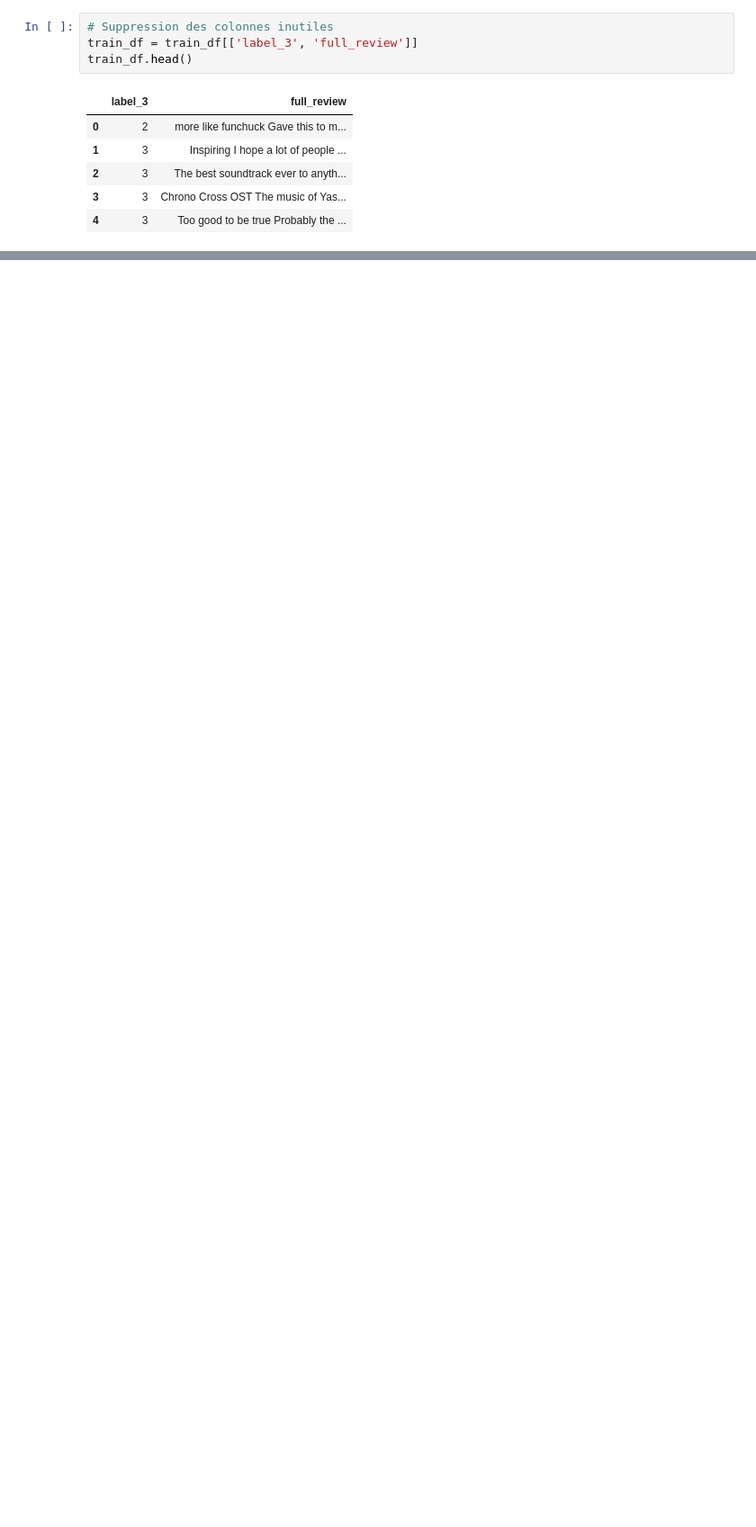
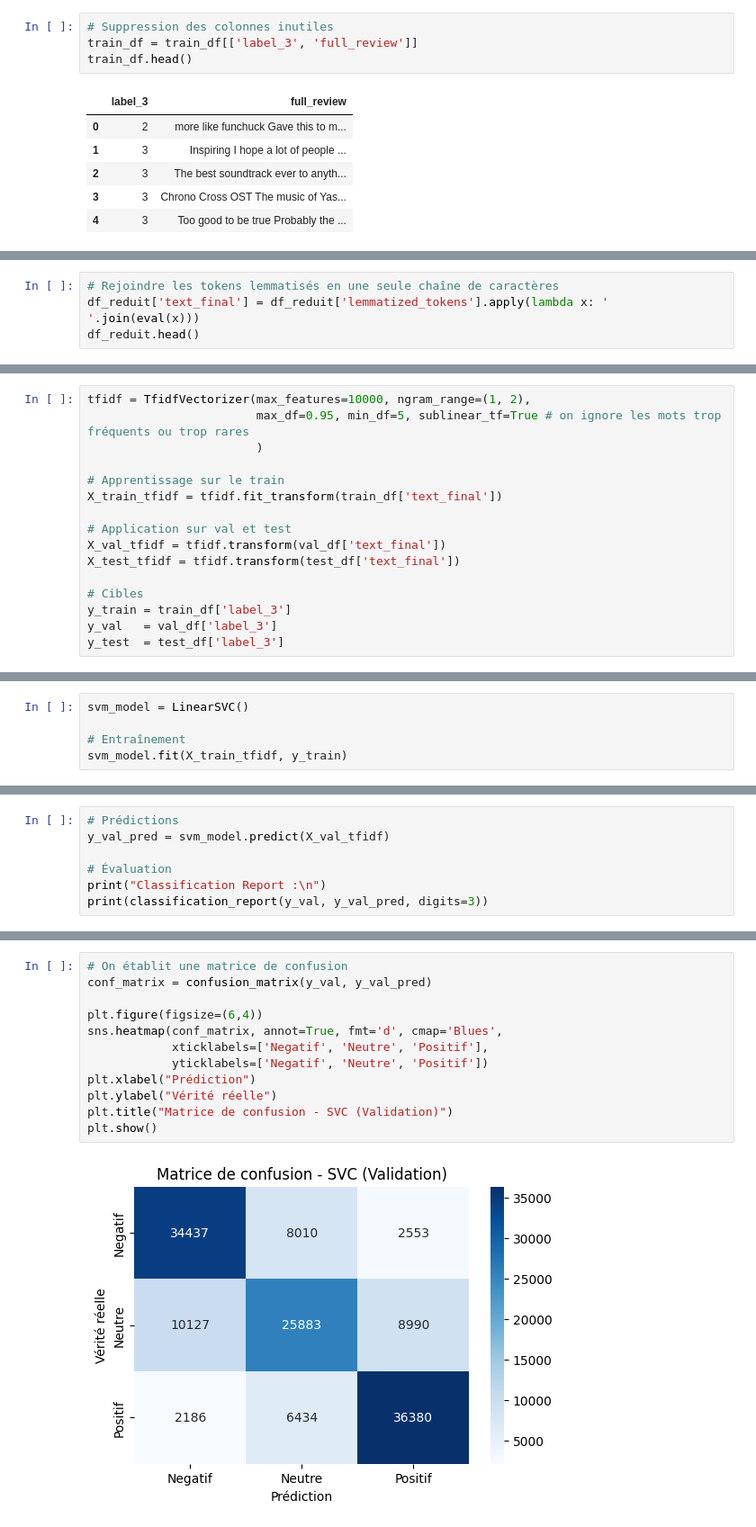
Before and after one commit to mchabanat/NLP-Project, a Jupyter notebook: project.ipynb, the cells around one changed output, grey strips where cells are left out. Shown at 90% size. Drawn from its saved outputs; the diff is of its cells as text; blank space fills up the shorter version.

```diff
--- a/project.ipynb
+++ b/project.ipynb
@@ -133,0 +243,4 @@ Pour réaliser le travail on dispose de deux fichiers :
+# %%
+# Rejoindre les tokens lemmatisés en une seule chaîne de caractères
+df_reduit['text_final'] = df_reduit['lemmatized_tokens'].apply(lambda x: ' '.join(eval(x)))
+df_reduit.head()
@@ -133,0 +260,16 @@ Pour réaliser le travail on dispose de deux fichiers :
+# %%
+tfidf = TfidfVectorizer(max_features=10000, ngram_range=(1, 2),
+                        max_df=0.95, min_df=5, sublinear_tf=True # on ignore les mots trop fréquents ou trop rares
+                        )
+
+# Apprentissage sur le train
+X_train_tfidf = tfidf.fit_transform(train_df['text_final'])
+
+# Application sur val et test
+X_val_tfidf = tfidf.transform(val_df['text_final'])
+X_test_tfidf = tfidf.transform(test_df['text_final'])
+
+# Cibles
+y_train = train_df['label_3']
+y_val   = val_df['label_3']
+y_test  = test_df['label_3']
@@ -133,0 +291,5 @@ Pour réaliser le travail on dispose de deux fichiers :
+# %%
+svm_model = LinearSVC()
+
+# Entraînement
+svm_model.fit(X_train_tfidf, y_train)
@@ -133,0 +298,7 @@ Pour réaliser le travail on dispose de deux fichiers :
+# %%
+# Prédictions
+y_val_pred = svm_model.predict(X_val_tfidf)
+
+# Évaluation
+print("Classification Report :\n")
+print(classification_report(y_val, y_val_pred, digits=3))
@@ -133,0 +317,14 @@ Pour réaliser le travail on dispose de deux fichiers :
+# %%
+# On établit une matrice de confusion
+conf_matrix = confusion_matrix(y_val, y_val_pred)
+
+plt.figure(figsize=(6,4))
+sns.heatmap(conf_matrix, annot=True, fmt='d', cmap='Blues',
+            xticklabels=['Negatif', 'Neutre', 'Positif'],
+            yticklabels=['Negatif', 'Neutre', 'Positif'])
+plt.xlabel("Prédiction")
+plt.ylabel("Vérité réelle")
+plt.title("Matrice de confusion - SVC (Validation)")
+plt.show()
+# %% [output]
+[figure, added]
```
Also changed, not shown: parts of 20 cells of this notebook.
